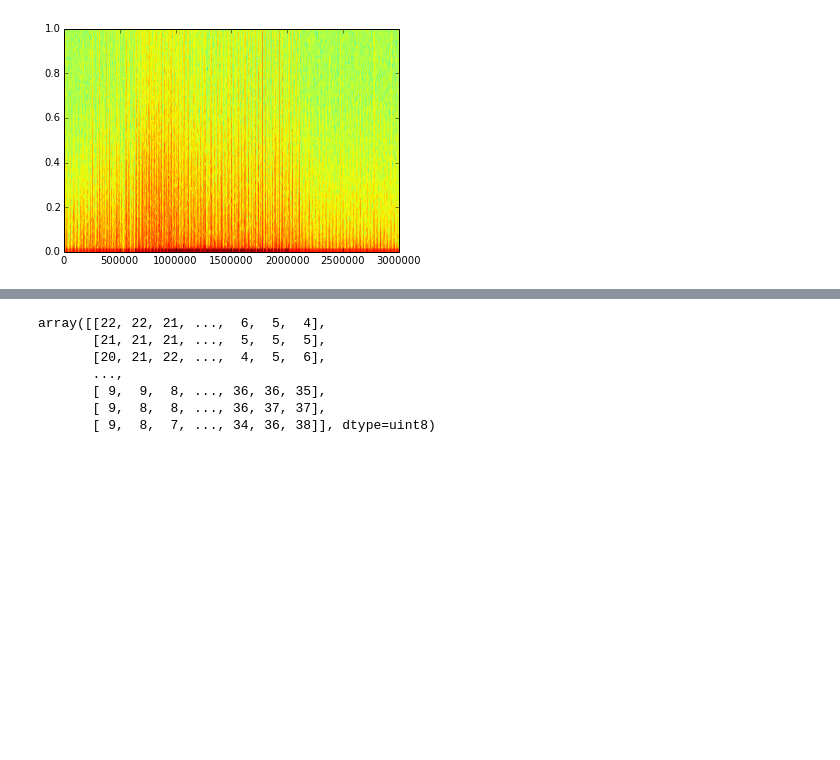
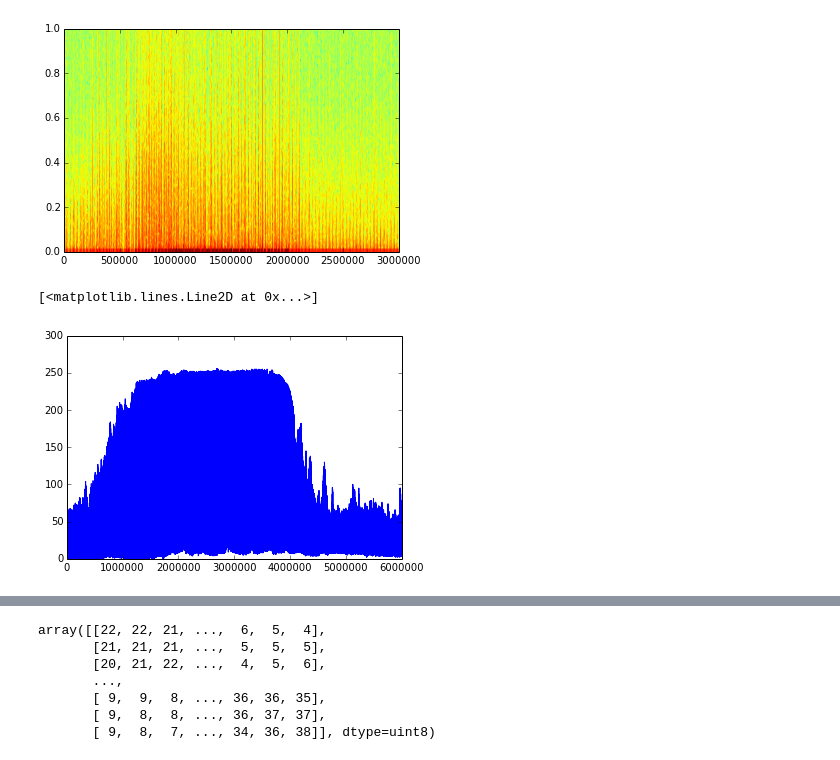
Before and after one commit to amygdalama/furrier-transform, a Jupyter notebook: furrier-transform.ipynb, the cells around one changed output, grey strips where cells are left out. Cells and saved outputs as stored; diff of their text form; code cells hidden in the pictures; blank space fills up the shorter version.

```diff
--- a/cats-meow.ipynb
+++ b/furrier-transform.ipynb
@@ -48,3 +48,8 @@ plt.show()
 sgram = plt.specgram(lum_img.flatten())
 # %% [output]
 [figure]
+# %%
+plt.plot(lum_img.flatten())
+# %% [output]
+[<matplotlib.lines.Line2D at 0x...>]
+[figure, added]
```
Also changed, not shown: parts of 1 cell of this notebook.
